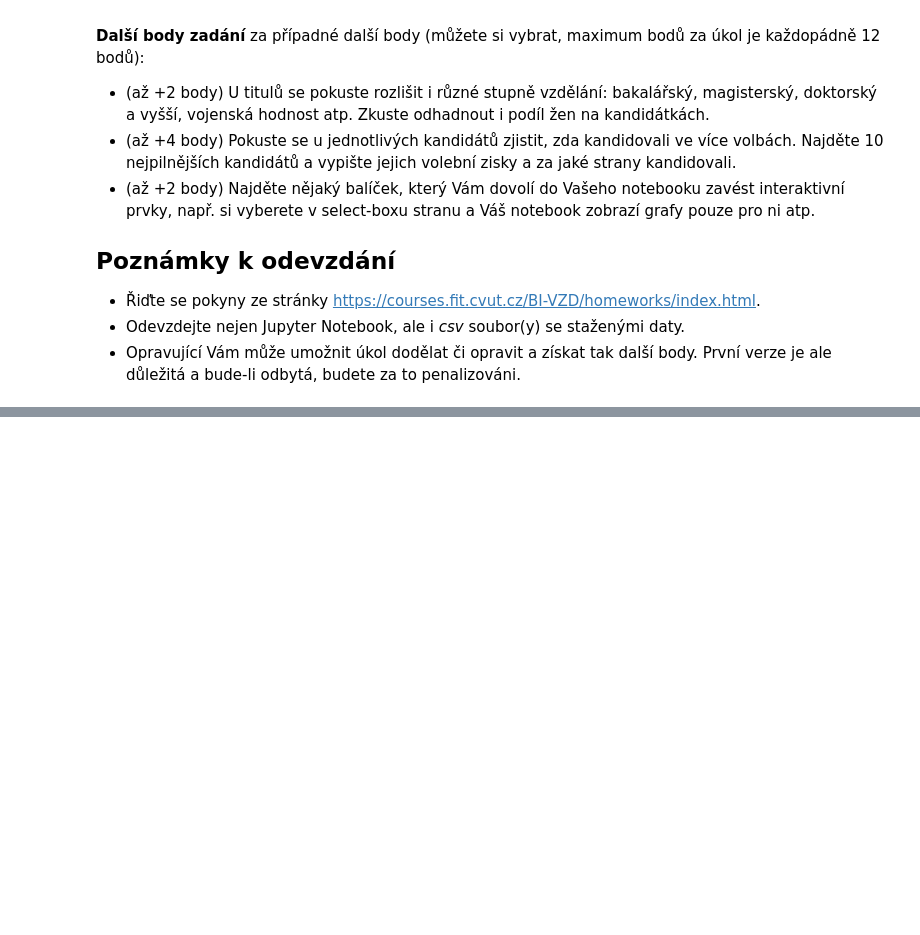
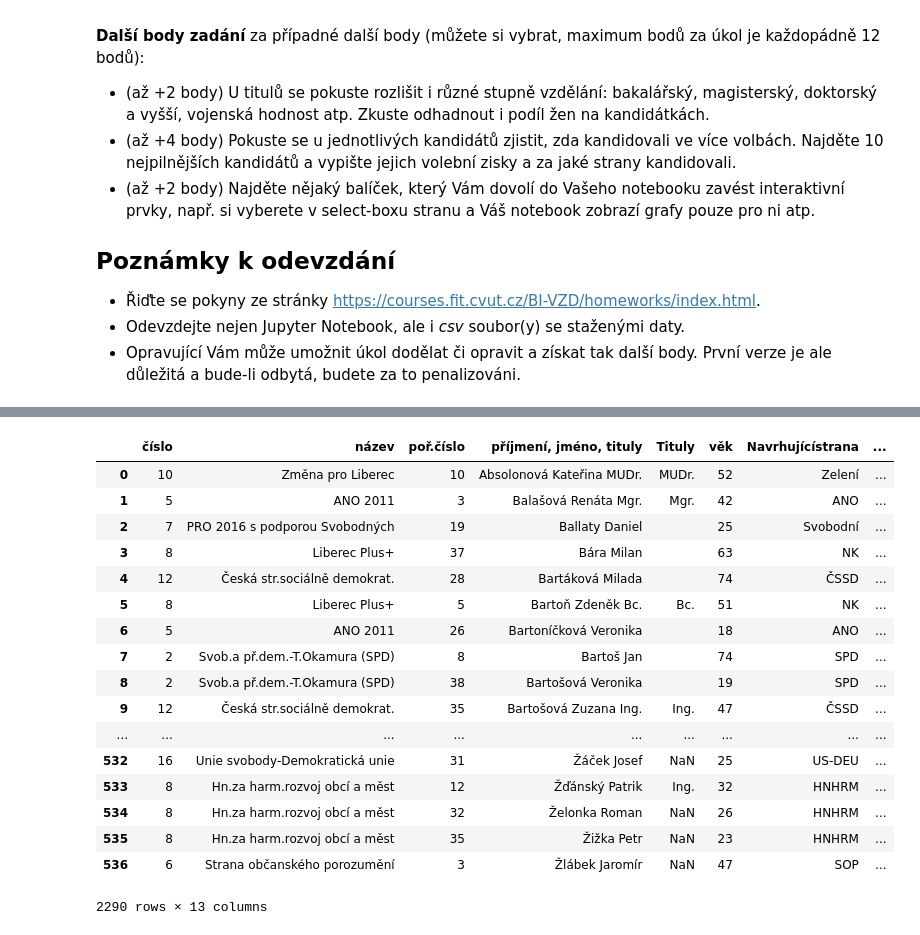
Before and after one commit to zidcenek/BI-VZD-2019-zidcenek, a Jupyter notebook: 01/homework_01_B191.ipynb, the cells around one changed output, grey strips where cells are left out. Cells and saved outputs as stored; diff of their text form; code cells hidden in the pictures; blank space fills up the shorter version.

```diff
--- a/01/homework_01_B191.ipynb
+++ b/01/homework_01_B191.ipynb
@@ -204 +208,23 @@ display(party_data[0])
+# %%
+people_result = pd.concat(people_data)
+people_result
+# %% [output]
+|  | číslo | název | poř.číslo | příjmení, jméno, tituly | Tituly | věk | Navrhujícístrana | ... |
+| 0 | 10 | Změna pro Liberec | 10 | Absolonová Kateřina MUDr. | MUDr. | 52 | Zelení | ... |
+| 1 | 5 | ANO 2011 | 3 | Balašová Renáta Mgr. | Mgr. | 42 | ANO | ... |
+| 2 | 7 | PRO 2016 s podporou Svobodných | 19 | Ballaty Daniel |  | 25 | Svobodní | ... |
+| 3 | 8 | Liberec Plus+ | 37 | Bára Milan |  | 63 | NK | ... |
+| 4 | 12 | Česká str.sociálně demokrat. | 28 | Bartáková Milada |  | 74 | ČSSD | ... |
+| 5 | 8 | Liberec Plus+ | 5 | Bartoň Zdeněk Bc. | Bc. | 51 | NK | ... |
+| 6 | 5 | ANO 2011 | 26 | Bartoníčková Veronika |  | 18 | ANO | ... |
+| 7 | 2 | Svob.a př.dem.-T.Okamura (SPD) | 8 | Bartoš Jan |  | 74 | SPD | ... |
+| 8 | 2 | Svob.a př.dem.-T.Okamura (SPD) | 38 | Bartošová Veronika |  | 19 | SPD | ... |
+| 9 | 12 | Česká str.sociálně demokrat. | 35 | Bartošová Zuzana Ing. | Ing. | 47 | ČSSD | ... |
+| ... | ... | ... | ... | ... | ... | ... | ... | ... |
+| 532 | 16 | Unie svobody-Demokratická unie | 31 | Žáček Josef | NaN | 25 | US-DEU | ... |
+| 533 | 8 | Hn.za harm.rozvoj obcí a měst | 12 | Žďánský Patrik | Ing. | 32 | HNHRM | ... |
+| 534 | 8 | Hn.za harm.rozvoj obcí a měst | 32 | Želonka Roman | NaN | 26 | HNHRM | ... |
+| 535 | 8 | Hn.za harm.rozvoj obcí a měst | 35 | Žižka Petr | NaN | 23 | HNHRM | ... |
+| 536 | 6 | Strana občanského porozumění | 3 | Žlábek Jaromír | NaN | 47 | SOP | ... |
+2290 rows × 13 columns
 # %%
```
Also changed, not shown: parts of 20 cells of this notebook, 2 other files.
